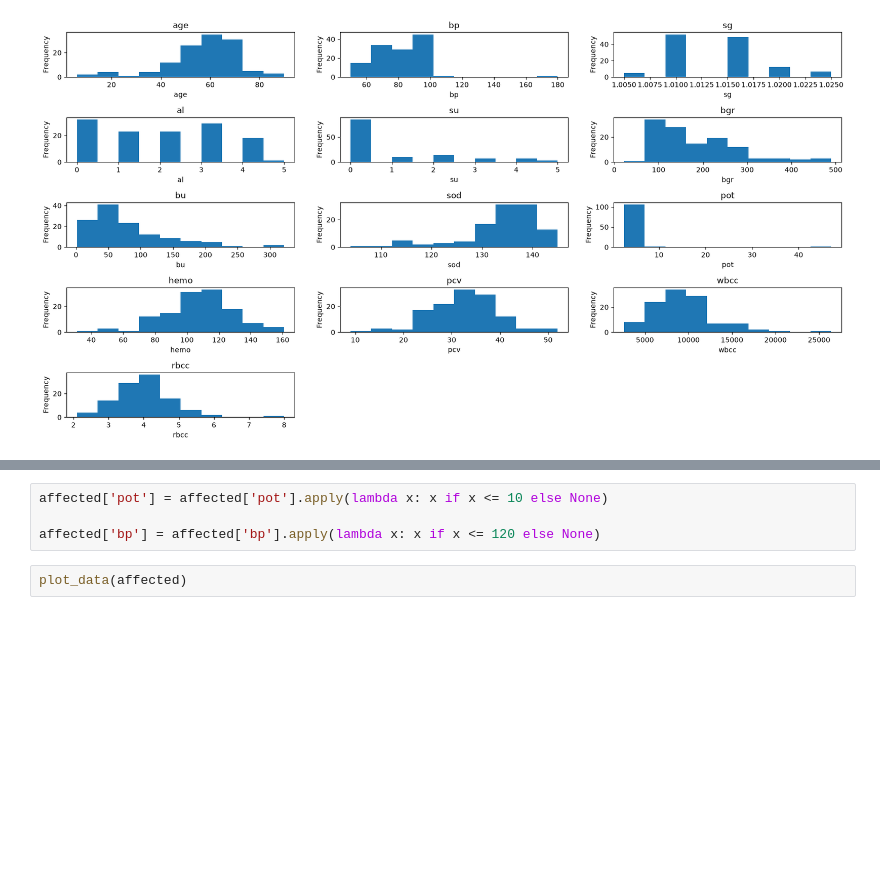
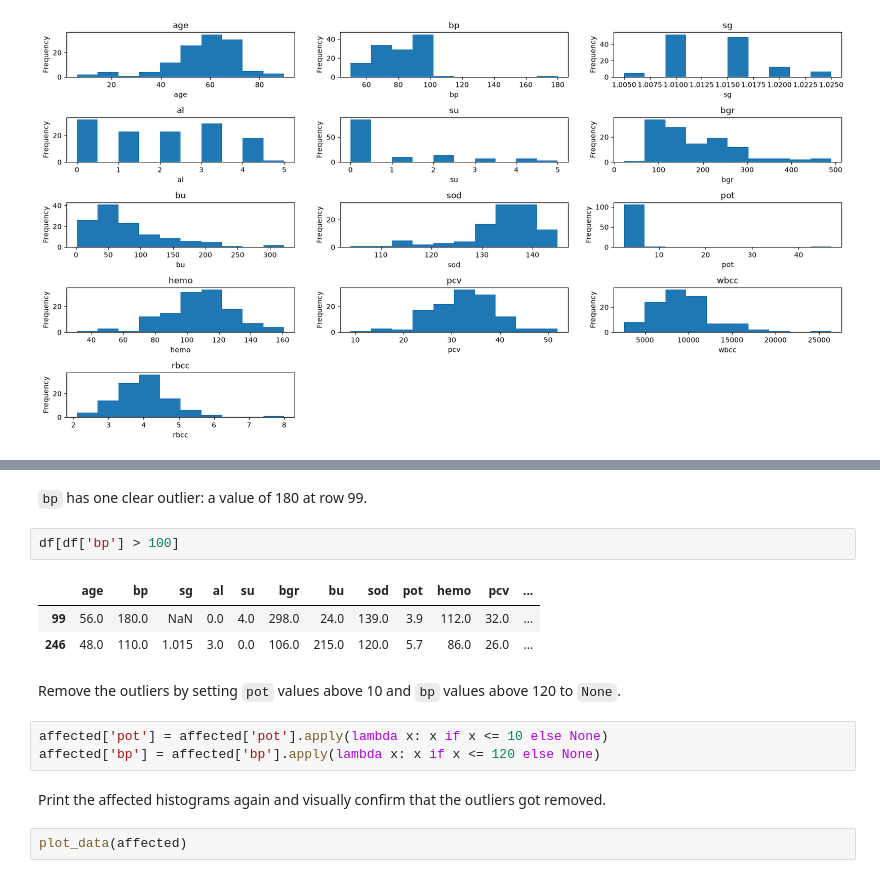
Before and after one commit to sandra-sanj/data_handling_and_mml_exercises, a Jupyter notebook: exercise_1.ipynb, the cells around one changed output, grey strips where cells are left out. Saved outputs shown, nothing was run; the diff lists cells and outputs as text; blank space fills up the shorter version.

```diff
--- a/exercise_1.ipynb
+++ b/exercise_1.ipynb
@@ -351,7 +353,18 @@ plot_data(affected)
+# %% [markdown]
+`bp` has one clear outlier: a value of 180 at row 99.
+# %%
+df[df['bp'] > 100]
+# %% [output]
+|  | age | bp | sg | al | su | bgr | bu | sod | pot | hemo | pcv | ... |
+| 99 | 56.0 | 180.0 | NaN | 0.0 | 4.0 | 298.0 | 24.0 | 139.0 | 3.9 | 112.0 | 32.0 | ... |
+| 246 | 48.0 | 110.0 | 1.015 | 3.0 | 0.0 | 106.0 | 215.0 | 120.0 | 5.7 | 86.0 | 26.0 | ... |
+# %% [markdown]
+Remove the outliers by setting `pot` values above 10 and `bp` values above 120 to `None`.
 # %%
 affected['pot'] = affected['pot'].apply(lambda x: x if x <= 10 else None)
-
 affected['bp'] = affected['bp'].apply(lambda x: x if x <= 120 else None)
+# %% [markdown]
+Print the affected histograms again and visually confirm that the outliers got removed.
 # %%
 plot_data(affected)
 # %% [output]
```
Also changed, not shown: parts of 8 cells of this notebook.
